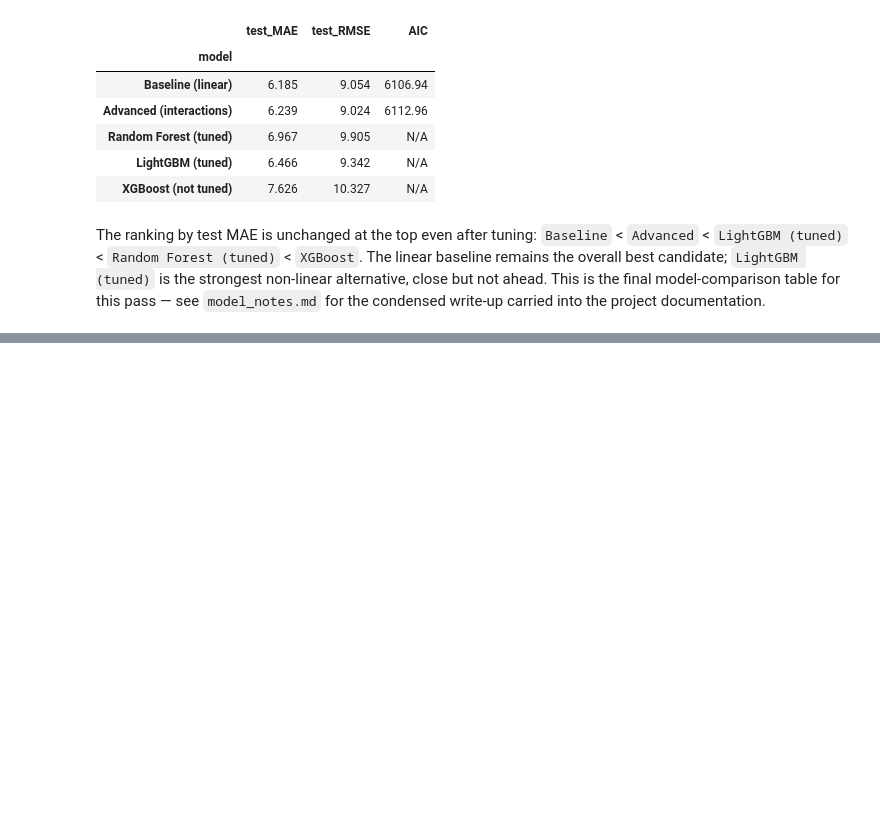
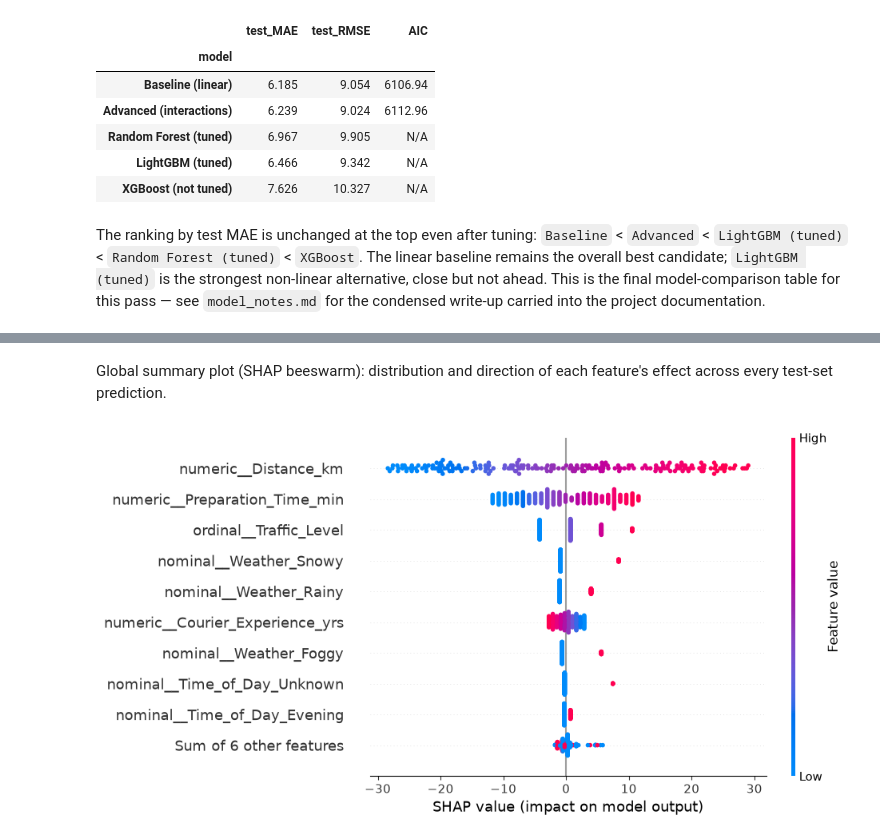
Before and after one commit to felo9015/food_delivery_time_prediction, a Jupyter notebook: notebooks/model_exploration.ipynb, the cells around one changed output, grey strips where cells are left out. Drawn from its saved outputs; the diff is of its cells as text; code cells hidden in the pictures; blank space fills up the shorter version.

```diff
--- a/notebooks/model_exploration.ipynb
+++ b/notebooks/model_exploration.ipynb
@@ -762,0 +769,14 @@ The ranking by test MAE is unchanged at the top even after tuning: `Baseline` <
+# %%
+import shap
+from sklearn.linear_model import LinearRegression
+
+shap_model = LinearRegression().fit(X_train_df, y_train_reset)
+print("Max |sklearn coef - statsmodels coef|:",
+      np.abs(shap_model.coef_ - baseline_model.params.drop("const").reindex(X_train_df.columns).values).max())
+
+masker = shap.maskers.Independent(X_train_df, max_samples=len(X_train_df))
+explainer = shap.LinearExplainer(shap_model, masker)
+shap_values = explainer(X_test_df)
+
+mean_abs_shap = pd.Series(np.abs(shap_values.values).mean(axis=0), index=X_train_df.columns).sort_values(ascending=False)
+mean_abs_shap.round(3)
@@ -762,0 +821,6 @@ The ranking by test MAE is unchanged at the top even after tuning: `Baseline` <
+# %% [markdown]
+Global summary plot (SHAP beeswarm): distribution and direction of each feature's effect across every test-set prediction.
+# %%
+shap.plots.beeswarm(shap_values)
+# %% [output]
+[figure, added]
```
Also changed, not shown: parts of 15 cells of this notebook, 4 other files.
